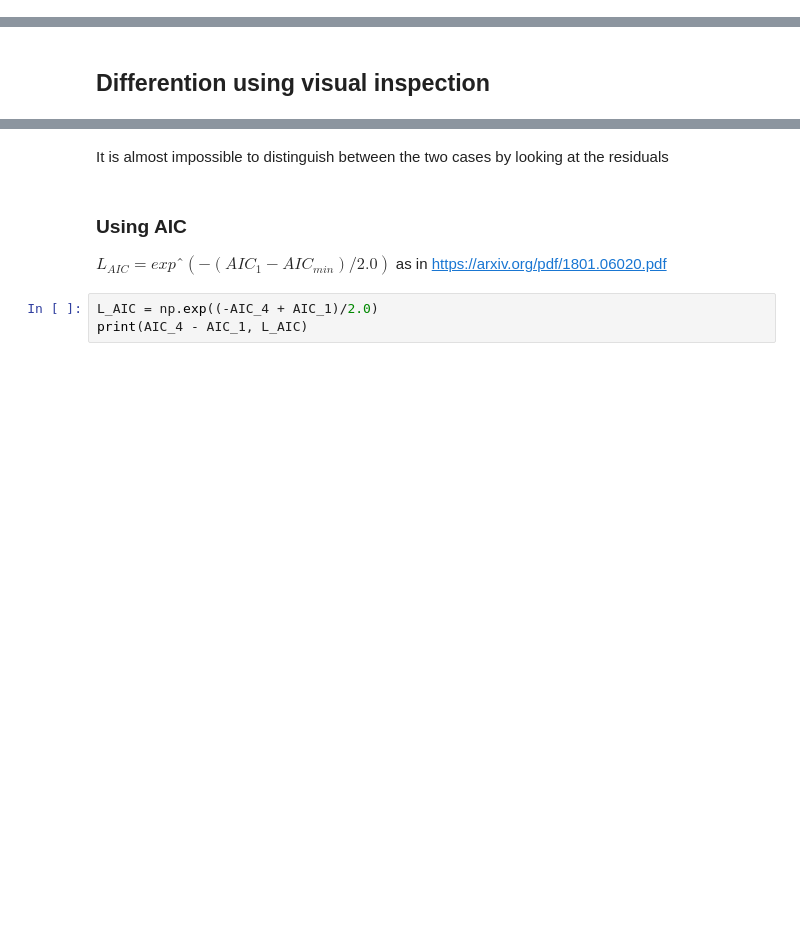
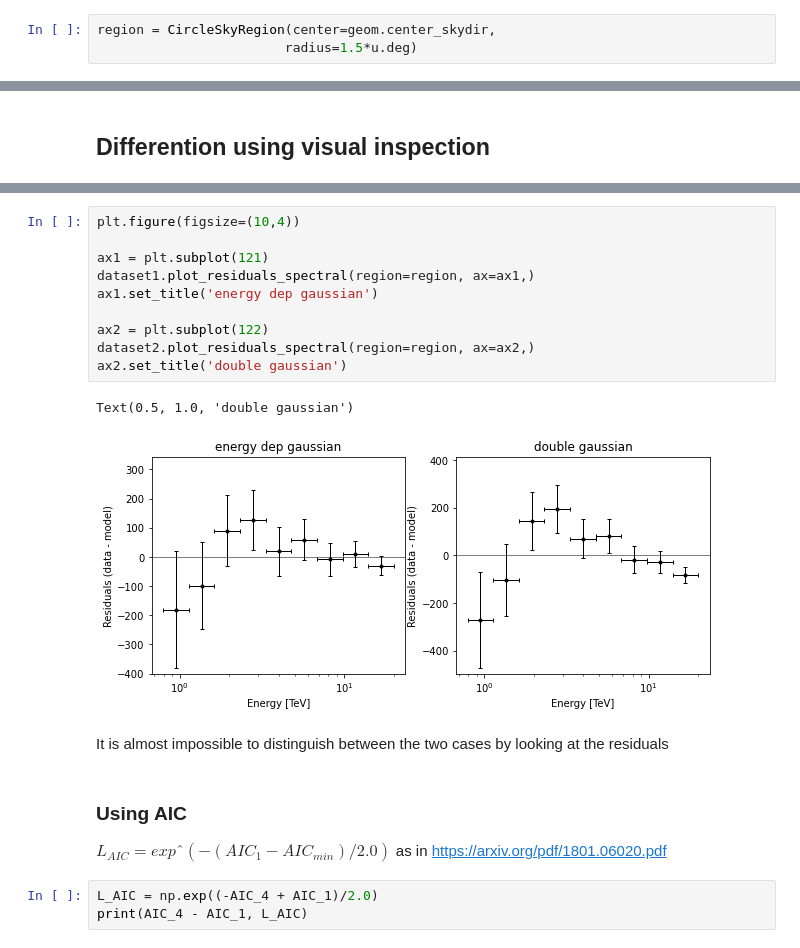
Before and after one commit to AtreyeeS/PWN-simulations, a Jupyter notebook: ene_dep_gaussian.ipynb, the cells around one changed output, grey strips where cells are left out. Cells and saved outputs as stored; diff of their text form; blank space fills up the shorter version.

```diff
--- a/ene_dep_gaussian.ipynb
+++ b/ene_dep_gaussian.ipynb
@@ -267,6 +270,9 @@ estimator_ene = ExcessMapEstimator(correlation_radius=0.2*u.deg,
 ### With energy dependent model
 # %%
 dataset1 = dataset.copy(name='dataset1')
+# %%
+region = CircleSkyRegion(center=geom.center_skydir,
+                        radius=1.5*u.deg)
 # %%
 models = Models(dataset1.models['dataset1-bkg'])
 dataset1.models = models
@@ -652,3 +668,16 @@ Text(0.5, 1.0, 'significance')
+# %%
+plt.figure(figsize=(10,4))
+
+ax1 = plt.subplot(121)
+dataset1.plot_residuals_spectral(region=region, ax=ax1,)
+ax1.set_title('energy dep gaussian')
+
+ax2 = plt.subplot(122)
+dataset2.plot_residuals_spectral(region=region, ax=ax2,)
+ax2.set_title('double gaussian')
+# %% [output]
+Text(0.5, 1.0, 'double gaussian')
+[figure, added]
 # %% [markdown]
 It is almost impossible to distinguish between the two cases by looking at the residuals
 # %% [markdown]
```
Also changed, not shown: parts of 30 cells of this notebook.
